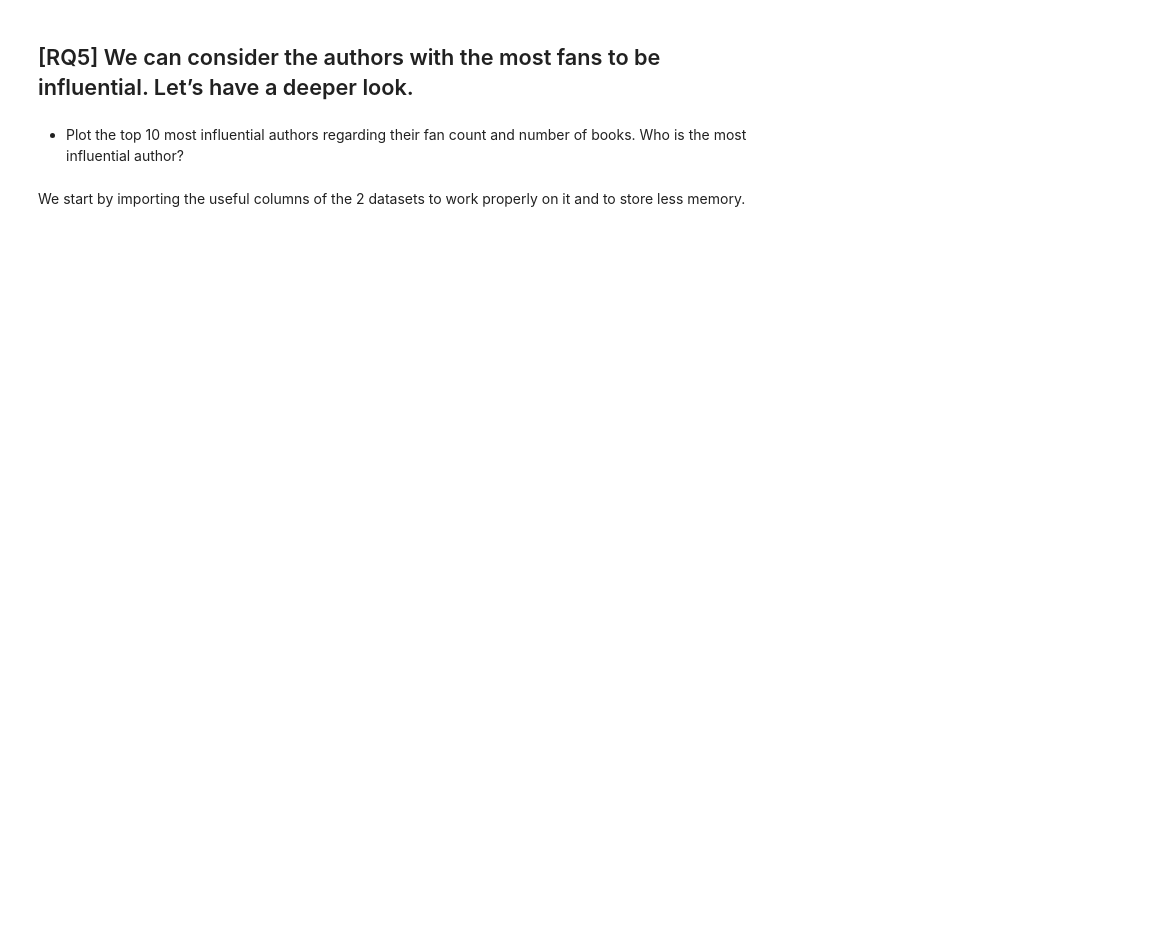
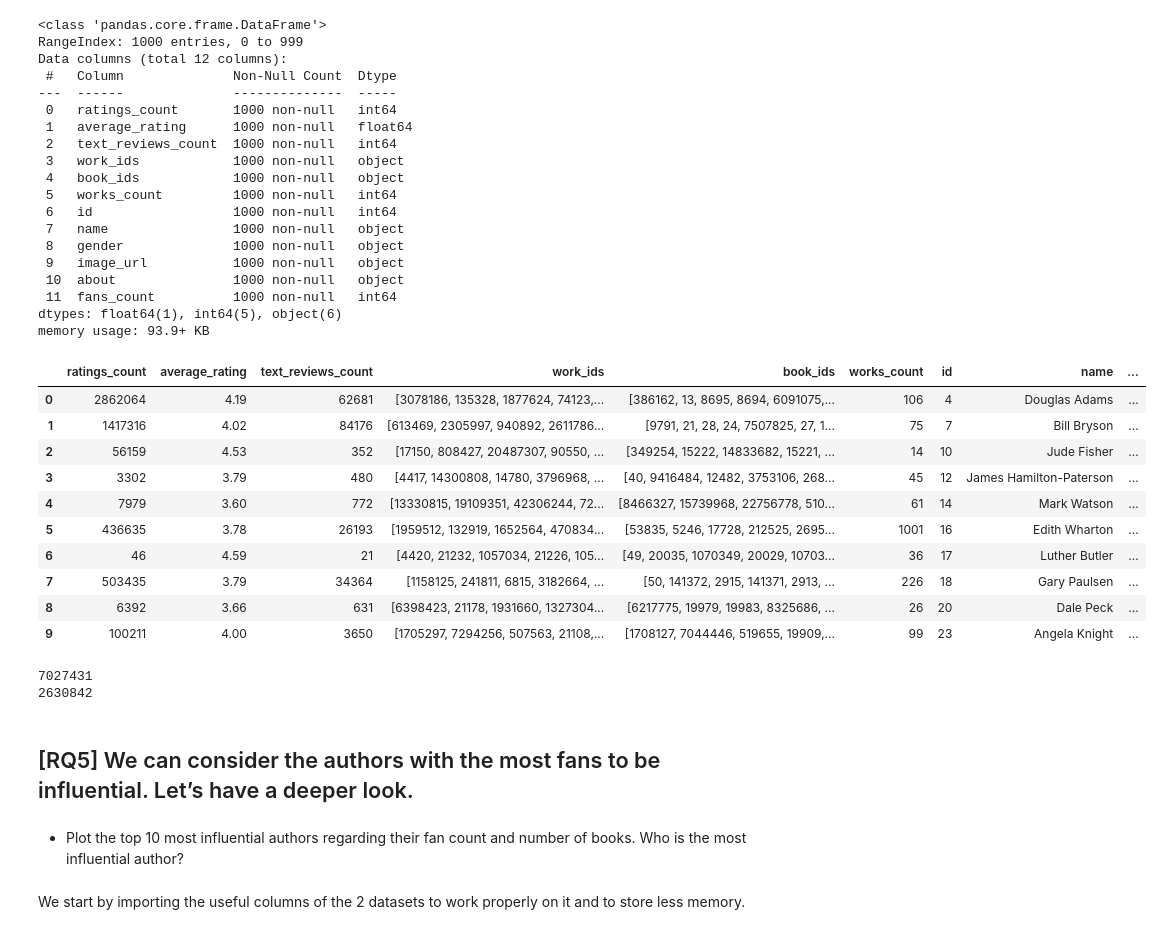
Before and after one commit to RiccardoCorr/ADM_HW_2, a Jupyter notebook: hw2.ipynb, the cells around one changed output. Drawn from its saved outputs; the diff is of its cells as text; code cells hidden in the pictures; blank space fills up the shorter version.

```diff
--- a/hw2.ipynb
+++ b/hw2.ipynb
@@ -12,0 +15,52 @@ import seaborn as sns
+# %%
+# Importing the first dataset "author" in a dataframe called authors to work on it
+
+file_path_authors = "./lighter_authors.json"
+ch_size = 100
+dfs = []
+
+chunks = pd.read_json(file_path_authors, lines = True, chunksize=1000)
+
+# Read columns' names
+for chunk in chunks:
+    chunk.info()
+    break
+
+with open(file_path_authors, "r") as file:
+    for ch in pd.read_json(file, lines = True, chunksize = 1000):
+        dfs.append(ch)
+
+authors = pd.concat(dfs, ignore_index = True)
+
+authors.head(10)
+# %% [output]
+<class 'pandas.core.frame.DataFrame'>
+RangeIndex: 1000 entries, 0 to 999
+Data columns (total 12 columns):
+ #   Column              Non-Null Count  Dtype
+---  ------              --------------  -----
+ 0   ratings_count       1000 non-null   int64
+ 1   average_rating      1000 non-null   float64
+ 2   text_reviews_count  1000 non-null   int64
+ 3   work_ids            1000 non-null   object
+ 4   book_ids            1000 non-null   object
+ 5   works_count         1000 non-null   int64
+ 6   id                  1000 non-null   int64
+ 7   name                1000 non-null   object
+ 8   gender              1000 non-null   object
+ 9   image_url           1000 non-null   object
+ 10  about               1000 non-null   object
+ 11  fans_count          1000 non-null   int64
+dtypes: float64(1), int64(5), object(6)
+memory usage: 93.9+ KB
+|  | ratings_count | average_rating | text_reviews_count | work_ids | book_ids | works_count | id | name | ... |
+| 0 | 2862064 | 4.19 | 62681 | [3078186, 135328, 1877624, 74123,... | [386162, 13, 8695, 8694, 6091075,... | 106 | 4 | Douglas Adams | ... |
+| 1 | 1417316 | 4.02 | 84176 | [613469, 2305997, 940892, 2611786... | [9791, 21, 28, 24, 7507825, 27, 1... | 75 | 7 | Bill Bryson | ... |
+| 2 | 56159 | 4.53 | 352 | [17150, 808427, 20487307, 90550, ... | [349254, 15222, 14833682, 15221, ... | 14 | 10 | Jude Fisher | ... |
+| 3 | 3302 | 3.79 | 480 | [4417, 14300808, 14780, 3796968, ... | [40, 9416484, 12482, 3753106, 268... | 45 | 12 | James Hamilton-Paterson | ... |
+| 4 | 7979 | 3.60 | 772 | [13330815, 19109351, 42306244, 72... | [8466327, 15739968, 22756778, 510... | 61 | 14 | Mark Watson | ... |
+| 5 | 436635 | 3.78 | 26193 | [1959512, 132919, 1652564, 470834... | [53835, 5246, 17728, 212525, 2695... | 1001 | 16 | Edith Wharton | ... |
+| 6 | 46 | 4.59 | 21 | [4420, 21232, 1057034, 21226, 105... | [49, 20035, 1070349, 20029, 10703... | 36 | 17 | Luther Butler | ... |
+| 7 | 503435 | 3.79 | 34364 | [1158125, 241811, 6815, 3182664, ... | [50, 141372, 2915, 141371, 2913, ... | 226 | 18 | Gary Paulsen | ... |
+| 8 | 6392 | 3.66 | 631 | [6398423, 21178, 1931660, 1327304... | [6217775, 19979, 19983, 8325686, ... | 26 | 20 | Dale Peck | ... |
+| 9 | 100211 | 4.00 | 3650 | [1705297, 7294256, 507563, 21108,... | [1708127, 7044446, 519655, 19909,... | 99 | 23 | Angela Knight | ... |
@@ -13,3 +100,9 @@ import seaborn as sns
+# %%
+print(books.shape[0])
+print(books_cleaned.shape[0])
+# %% [output]
+7027431
+2630842
 # %% [markdown]
 ## [RQ5] We can consider the authors with the most fans to be influential. Let’s have a deeper look.
 # %% [markdown]
```
Also changed, not shown: parts of 36 cells of this notebook.
